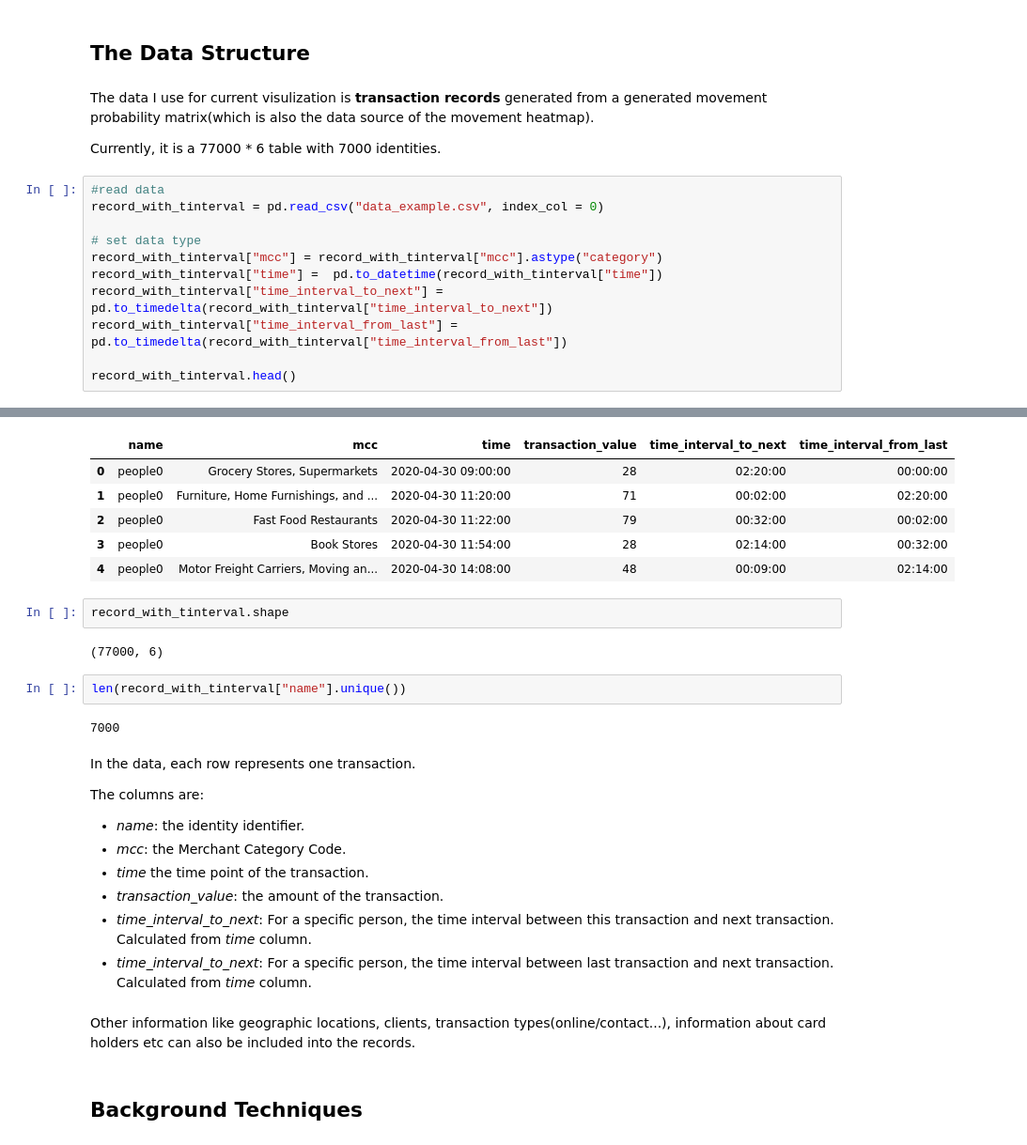
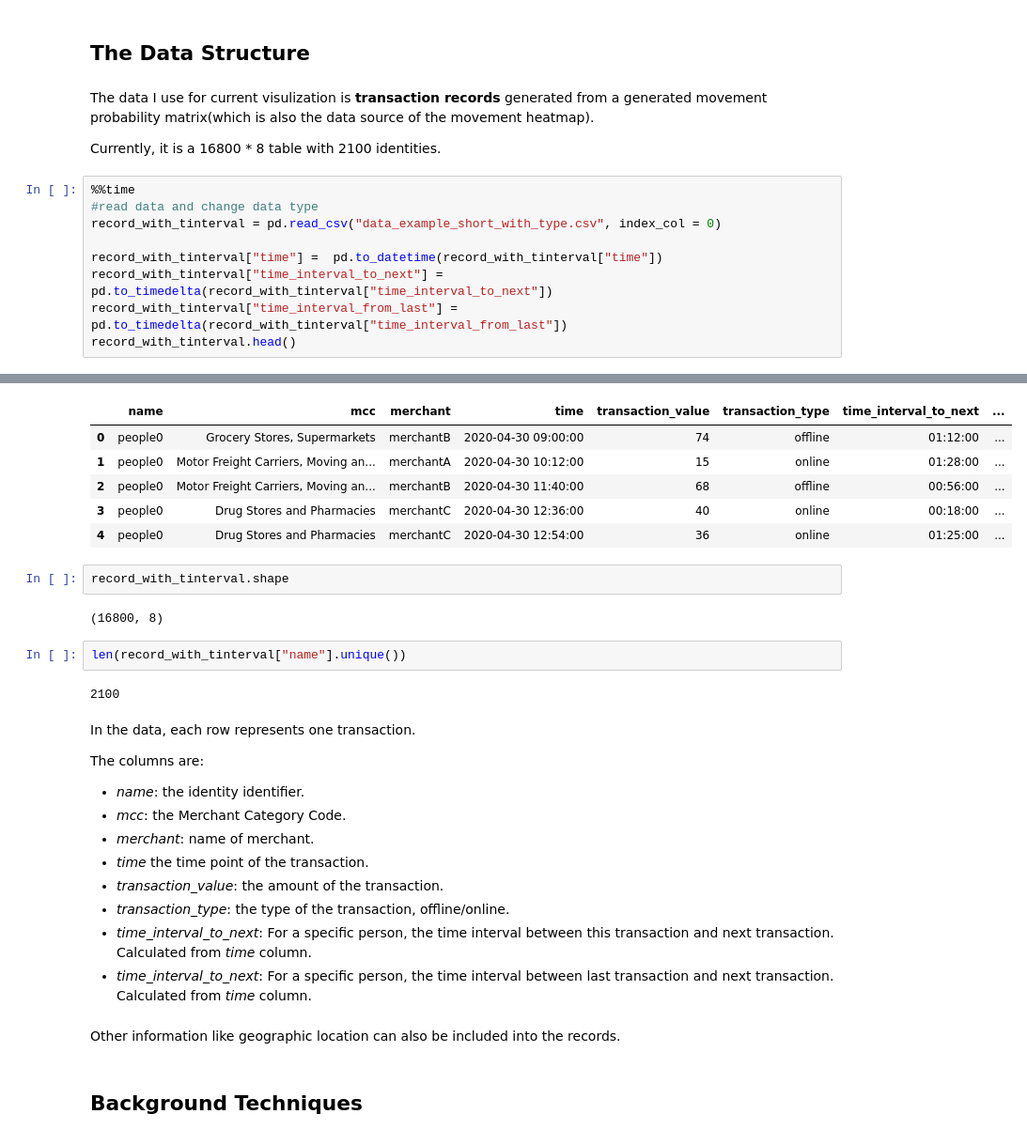
Before and after one commit to tbb9613/TQuery, a Jupyter notebook: JuypterNotebook/Data Structure and Backend Techniques.ipynb, the cells around one changed output, grey strips where cells are left out. Shown: that part at 94% size. Cells and saved outputs as stored; diff of their text form.

```diff
--- a/JuypterNotebook/Data Structure and Backend Techniques.ipynb
+++ b/JuypterNotebook/Data Structure and Backend Techniques.ipynb
@@ -7,16 +7,14 @@ pd.options.mode.chained_assignment = None
 # %% [markdown]
 The data I use for current visulization is **transaction records** generated from a generated movement probability matrix(which is also the data source of the movement heatmap).
 
-Currently, it is a 77000 * 6 table with 7000 identities.
+Currently, it is a 16800 * 8 table with 2100 identities.
 # %%
-#read data
-record_with_tinterval = pd.read_csv("data_example.csv", index_col = 0)
+%%time
+#read data and change data type
+record_with_tinterval = pd.read_csv("data_example_short_with_type.csv", index_col = 0)
 
-# set data type
-record_with_tinterval["mcc"] = record_with_tinterval["mcc"].astype("category")
 record_with_tinterval["time"] =  pd.to_datetime(record_with_tinterval["time"])
 record_with_tinterval["time_interval_to_next"] =  pd.to_timedelta(record_with_tinterval["time_interval_to_next"])
 record_with_tinterval["time_interval_from_last"] =  pd.to_timedelta(record_with_tinterval["time_interval_from_last"])
-
 record_with_tinterval.head()
 # %% [output]
@@ -23,29 +23,31 @@ record_with_tinterval.head()
-|  | name | mcc | time | transaction_value | time_interval_to_next | time_interval_from_last |
-| 0 | people0 | Grocery Stores, Supermarkets | 2020-04-30 09:00:00 | 28 | 02:20:00 | 00:00:00 |
-| 1 | people0 | Furniture, Home Furnishings, and ... | 2020-04-30 11:20:00 | 71 | 00:02:00 | 02:20:00 |
-| 2 | people0 | Fast Food Restaurants | 2020-04-30 11:22:00 | 79 | 00:32:00 | 00:02:00 |
-| 3 | people0 | Book Stores | 2020-04-30 11:54:00 | 28 | 02:14:00 | 00:32:00 |
-| 4 | people0 | Motor Freight Carriers, Moving an... | 2020-04-30 14:08:00 | 48 | 00:09:00 | 02:14:00 |
+|  | name | mcc | merchant | time | transaction_value | transaction_type | time_interval_to_next | ... |
+| 0 | people0 | Grocery Stores, Supermarkets | merchantB | 2020-04-30 09:00:00 | 74 | offline | 01:12:00 | ... |
+| 1 | people0 | Motor Freight Carriers, Moving an... | merchantA | 2020-04-30 10:12:00 | 15 | online | 01:28:00 | ... |
+| 2 | people0 | Motor Freight Carriers, Moving an... | merchantB | 2020-04-30 11:40:00 | 68 | offline | 00:56:00 | ... |
+| 3 | people0 | Drug Stores and Pharmacies | merchantC | 2020-04-30 12:36:00 | 40 | online | 00:18:00 | ... |
+| 4 | people0 | Drug Stores and Pharmacies | merchantC | 2020-04-30 12:54:00 | 36 | online | 01:25:00 | ... |
 # %%
 record_with_tinterval.shape
 # %% [output]
-(77000, 6)
+(16800, 8)
 # %%
 len(record_with_tinterval["name"].unique())
 # %% [output]
-7000
+2100
 # %% [markdown]
 In the data, each row represents one transaction.
 
 The columns are:
 * *name*: the identity identifier.
 * *mcc*: the Merchant Category Code.
+* *merchant*: name of merchant.
 * *time* the time point of the transaction.
 * *transaction_value*: the amount of the transaction.
+* *transaction_type*: the type of the transaction, offline/online.
 * *time_interval_to_next*: For a specific person, the time interval between this transaction and next transaction. Calculated from *time* column.
 * *time_interval_to_next*: For a specific person, the time interval between last transaction and next transaction. Calculated from *time* column.
 # %% [markdown]
-Other information like geographic locations, clients, transaction types(online/contact...), information about card holders etc can also be included into the records.
+Other information like geographic location can also be included into the records.
 # %% [markdown]
 ## Background Techniques
 # %% [markdown]
```
Also changed, not shown: parts of 2 cells of this notebook, 15 other files.
